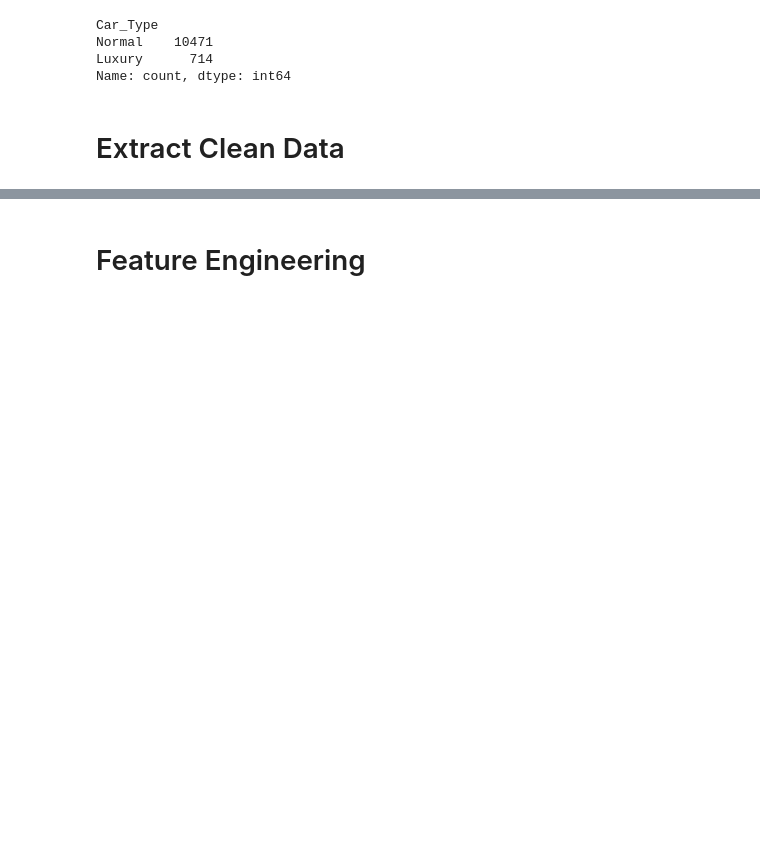
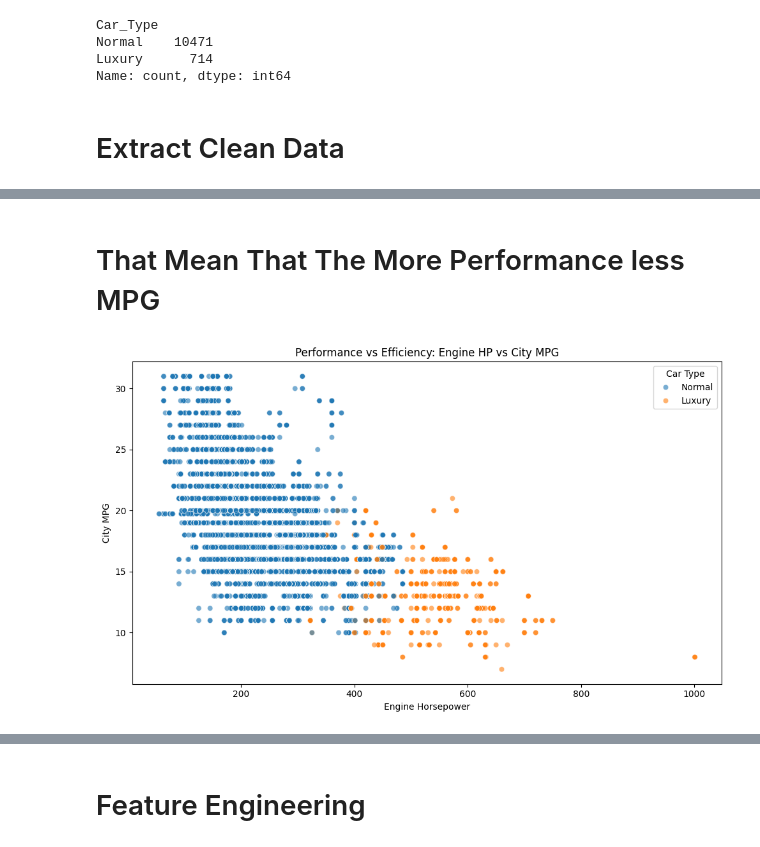
Before and after one commit to Abdelrazekk04/Car-Prediction-Data-Analysis-Project, a Jupyter notebook: src/car_price_prediction_preprocessing.ipynb, the cells around one changed output, grey strips where cells are left out. Cells and saved outputs as stored; diff of their text form; code cells hidden in the pictures; blank space fills up the shorter version.

```diff
--- a/src/car_price_prediction_preprocessing.ipynb
+++ b/src/car_price_prediction_preprocessing.ipynb
@@ -387,0 +408,15 @@ df.to_csv('../data/cleaned_data.csv', index=False)
+# %% [markdown]
+# That Mean That The More Performance less MPG
+# %%
+
+plt.figure(figsize=(10,6))
+sns.scatterplot(data=df_cleaned, x="Engine HP", y="city mpg", hue="Car_Type", alpha=0.6)
+
+plt.title("Performance vs Efficiency: Engine HP vs City MPG")
+plt.xlabel("Engine Horsepower")
+plt.ylabel("City MPG")
+plt.legend(title="Car Type")
+plt.tight_layout()
+plt.show()
+# %% [output]
+[figure, added]
```
Also changed, not shown: parts of 17 cells of this notebook, 1 other file.
